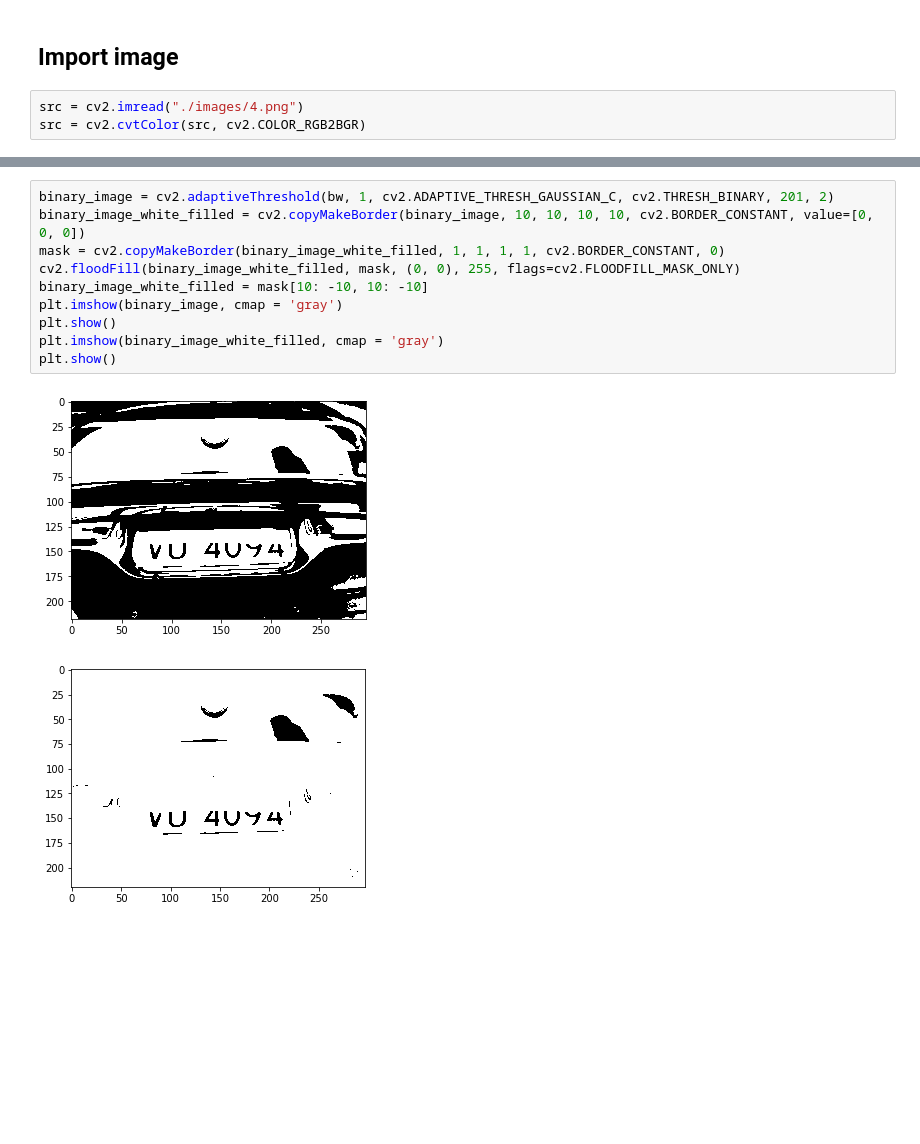
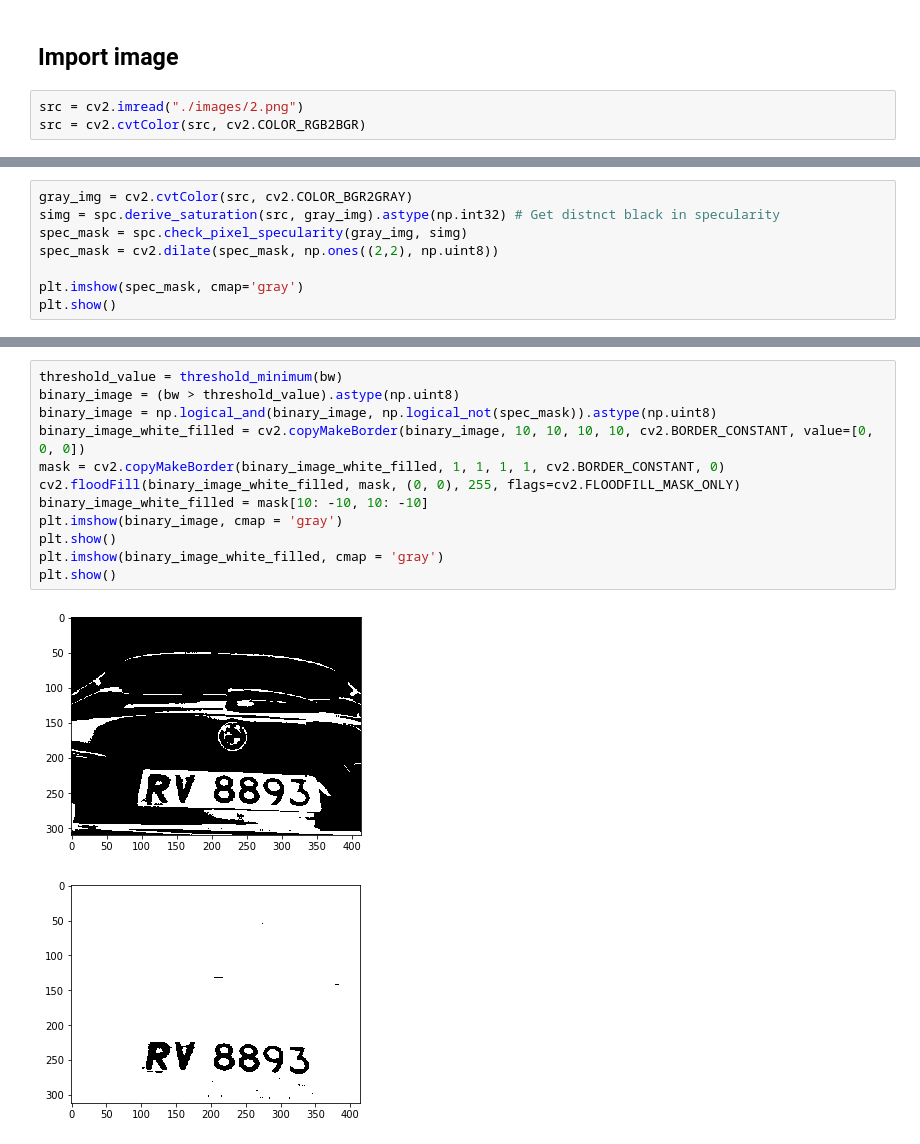
Before and after one commit to elise-ng/FYP_SmartCarPark, a Jupyter notebook: cv/plate_detection.ipynb, the cells around one changed output, grey strips where cells are left out. Cells and saved outputs as stored; diff of their text form; blank space fills up the shorter version.

Commit message:
wip: specularity removal

```diff
--- a/cv/plate_detection.ipynb
+++ b/cv/plate_detection.ipynb
@@ -12,7 +13,7 @@ from operator import add
 # %% [markdown]
 ## Import image
 # %%
-src = cv2.imread("./images/4.png")
+src = cv2.imread("./images/2.png")
 src = cv2.cvtColor(src, cv2.COLOR_RGB2BGR)
 # %%
 plt.imshow(src)
@@ -21,0 +23,8 @@ plt.show()
+# %%
+gray_img = cv2.cvtColor(src, cv2.COLOR_BGR2GRAY)
+simg = spc.derive_saturation(src, gray_img).astype(np.int32) # Get distnct black in specularity
+spec_mask = spc.check_pixel_specularity(gray_img, simg)
+spec_mask = cv2.dilate(spec_mask, np.ones((2,2), np.uint8))
+
+plt.imshow(spec_mask, cmap='gray')
+plt.show()
@@ -28,16 +39,18 @@ plt.show()
 # %%
-binary_image = cv2.adaptiveThreshold(bw, 1, cv2.ADAPTIVE_THRESH_GAUSSIAN_C, cv2.THRESH_BINARY, 201, 2)
+threshold_value = threshold_minimum(bw)
+binary_image = (bw > threshold_value).astype(np.uint8)
+binary_image = np.logical_and(binary_image, np.logical_not(spec_mask)).astype(np.uint8)
 binary_image_white_filled = cv2.copyMakeBorder(binary_image, 10, 10, 10, 10, cv2.BORDER_CONSTANT, value=[0, 0, 0])
 mask = cv2.copyMakeBorder(binary_image_white_filled, 1, 1, 1, 1, cv2.BORDER_CONSTANT, 0)
 cv2.floodFill(binary_image_white_filled, mask, (0, 0), 255, flags=cv2.FLOODFILL_MASK_ONLY)
 binary_image_white_filled = mask[10: -10, 10: -10]
 plt.imshow(binary_image, cmap = 'gray')
 plt.show()
 plt.imshow(binary_image_white_filled, cmap = 'gray')
 plt.show()
 # %% [output]
-[figure, old version]
+[figure, new version]
-[figure, old version]
+[figure, new version]
 # %%
 contours, hierarchy = cv2.findContours(binary_image, cv2.RETR_TREE, cv2.CHAIN_APPROX_NONE)
 src_copy = src.copy()
```
Also changed, not shown: parts of 7 cells of this notebook, 1 other file.
